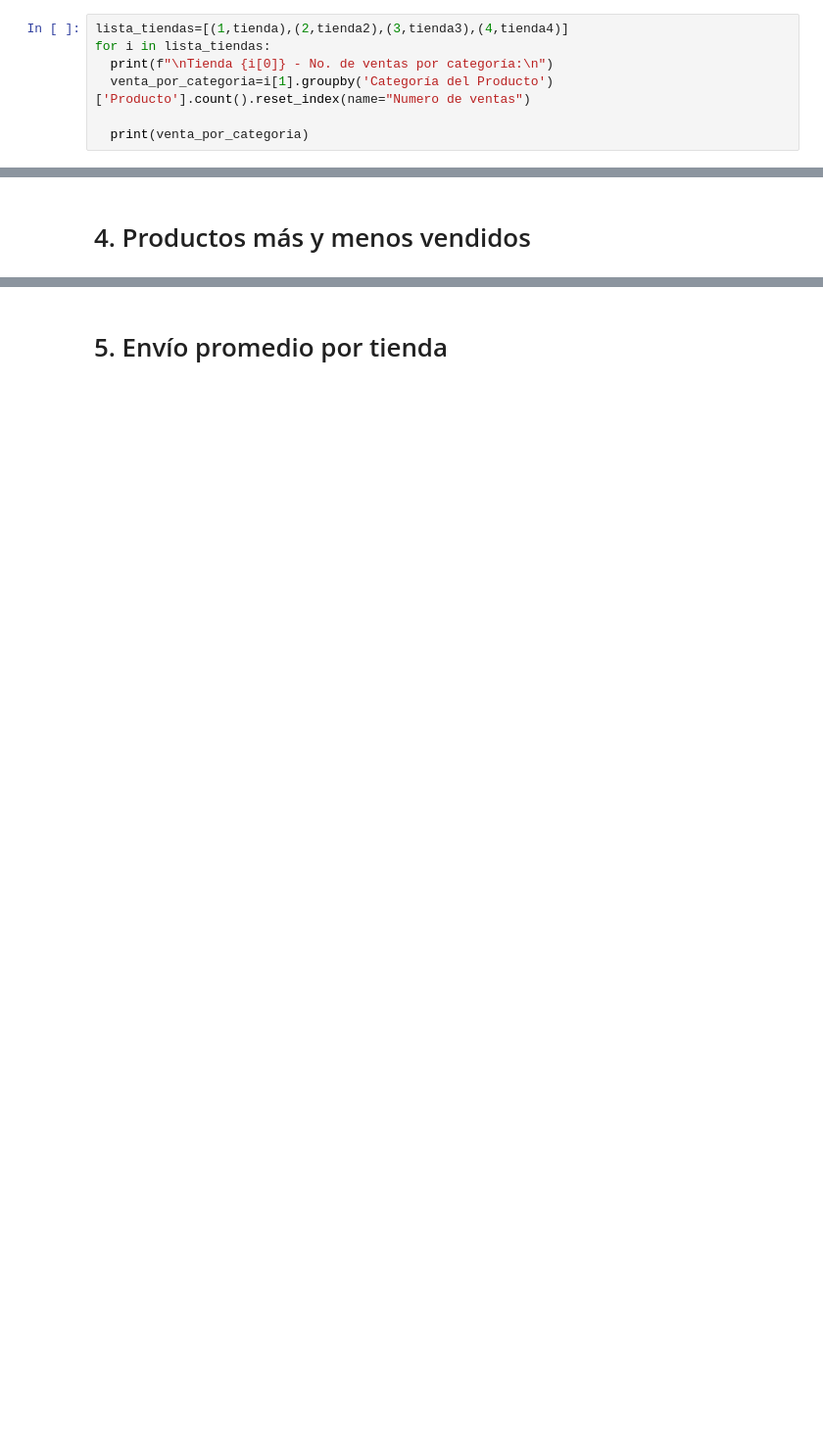
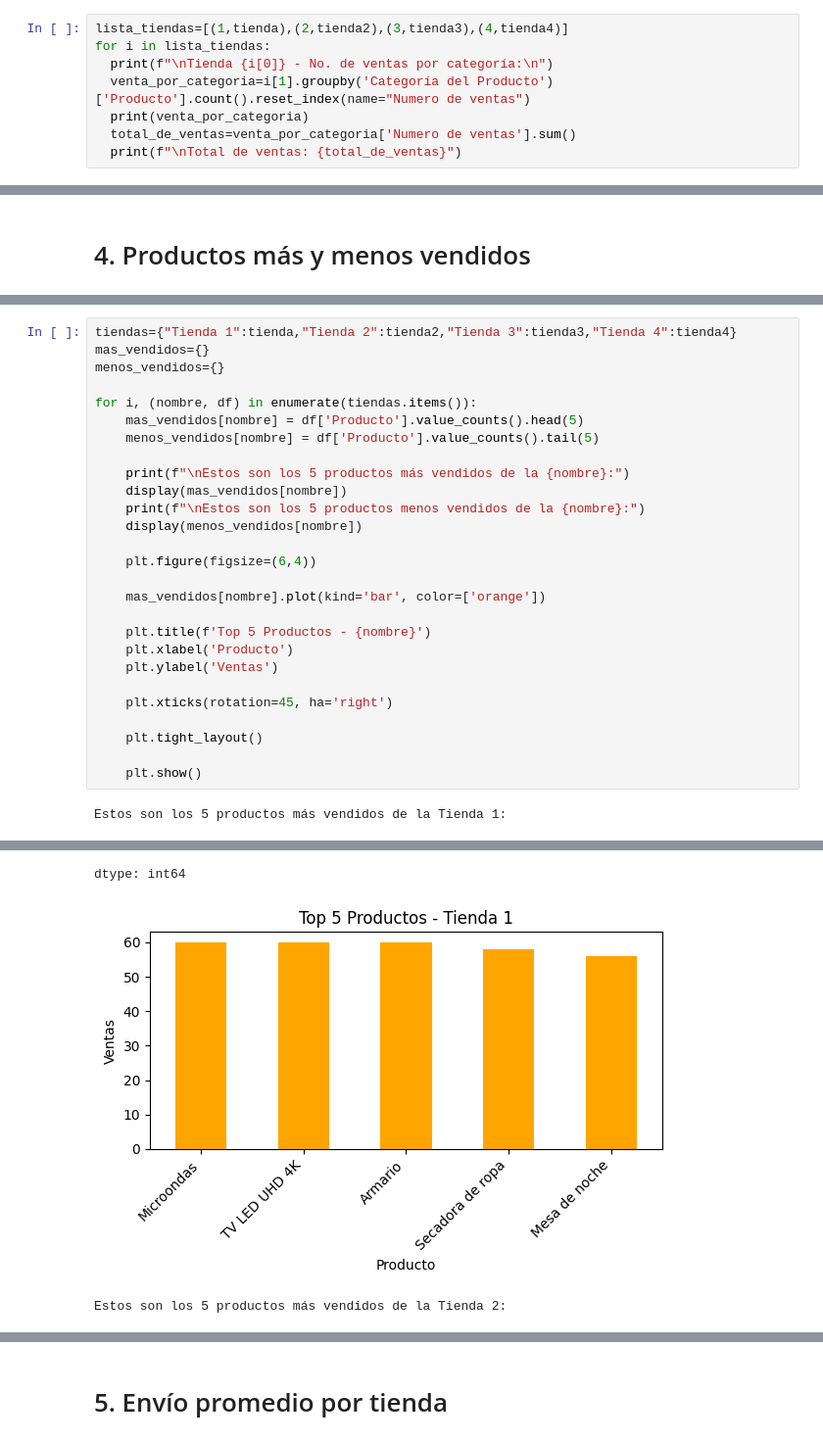
Before and after one commit to Rub-T/challenge-AluraStore, a Jupyter notebook: AluraStoreLatam.ipynb, the cells around one changed output, grey strips where cells are left out. Shown at 98% size. Saved outputs shown, nothing was run; the diff lists cells and outputs as text; blank space fills up the shorter version.

```diff
--- a/AluraStoreLatam.ipynb
+++ b/AluraStoreLatam.ipynb
@@ -67,8 +98,9 @@ lista_tiendas=[(1,tienda),(2,tienda2),(3,tienda3),(4,tienda4)]
 for i in lista_tiendas:
   print(f"\nTienda {i[0]} - No. de ventas por categoría:\n")
   venta_por_categoria=i[1].groupby('Categoría del Producto')['Producto'].count().reset_index(name="Numero de ventas")
-
   print(venta_por_categoria)
+  total_de_ventas=venta_por_categoria['Numero de ventas'].sum()
+  print(f"\nTotal de ventas: {total_de_ventas}")
 # %% [output]
 Tienda 1 - No. de ventas por categoría:
 
@@ -123,0 +192,29 @@ grafica_calificaciones(lista_tiendas)
+# %%
+tiendas={"Tienda 1":tienda,"Tienda 2":tienda2,"Tienda 3":tienda3,"Tienda 4":tienda4}
+mas_vendidos={}
+menos_vendidos={}
+
+for i, (nombre, df) in enumerate(tiendas.items()):
+    mas_vendidos[nombre] = df['Producto'].value_counts().head(5)
+    menos_vendidos[nombre] = df['Producto'].value_counts().tail(5)
+
+    print(f"\nEstos son los 5 productos más vendidos de la {nombre}:")
+    display(mas_vendidos[nombre])
+    print(f"\nEstos son los 5 productos menos vendidos de la {nombre}:")
+    display(menos_vendidos[nombre])
+
+    plt.figure(figsize=(6,4))
+
+    mas_vendidos[nombre].plot(kind='bar', color=['orange'])
+
+    plt.title(f'Top 5 Productos - {nombre}')
+    plt.xlabel('Producto')
+    plt.ylabel('Ventas')
+
+    plt.xticks(rotation=45, ha='right')
+
+    plt.tight_layout()
+
+    plt.show()
+# %% [output]
+Estos son los 5 productos más vendidos de la Tienda 1:
@@ -123,0 +237,3 @@ grafica_calificaciones(lista_tiendas)
+dtype: int64
+[figure, added]
+Estos son los 5 productos más vendidos de la Tienda 2:
```
Also changed, not shown: parts of 19 cells of this notebook.
